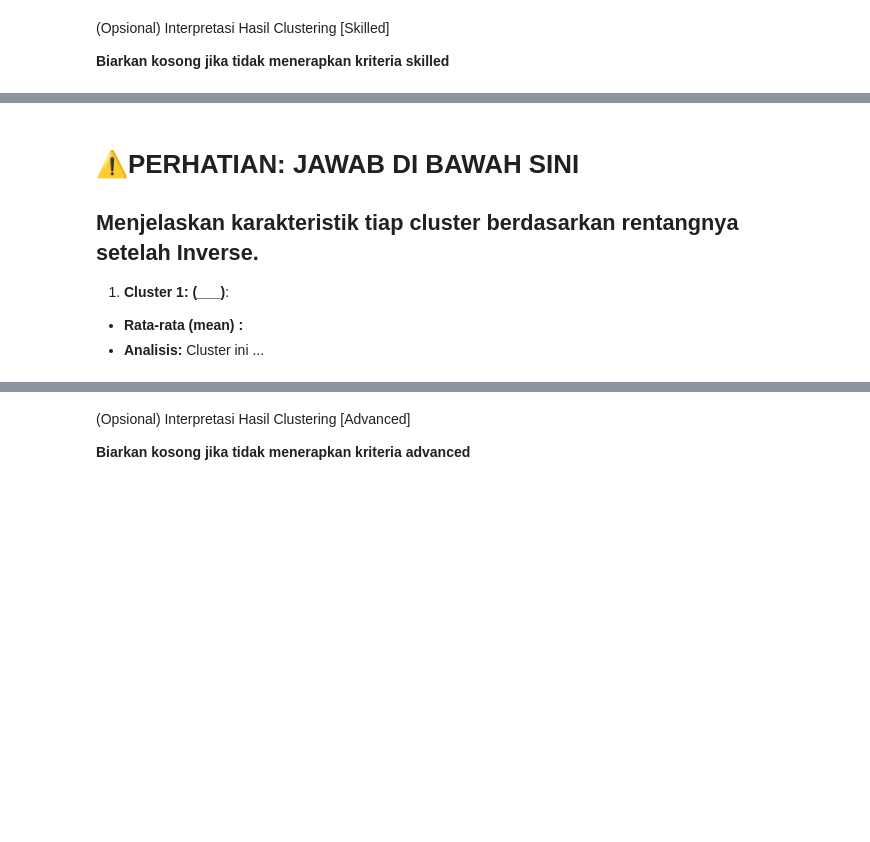
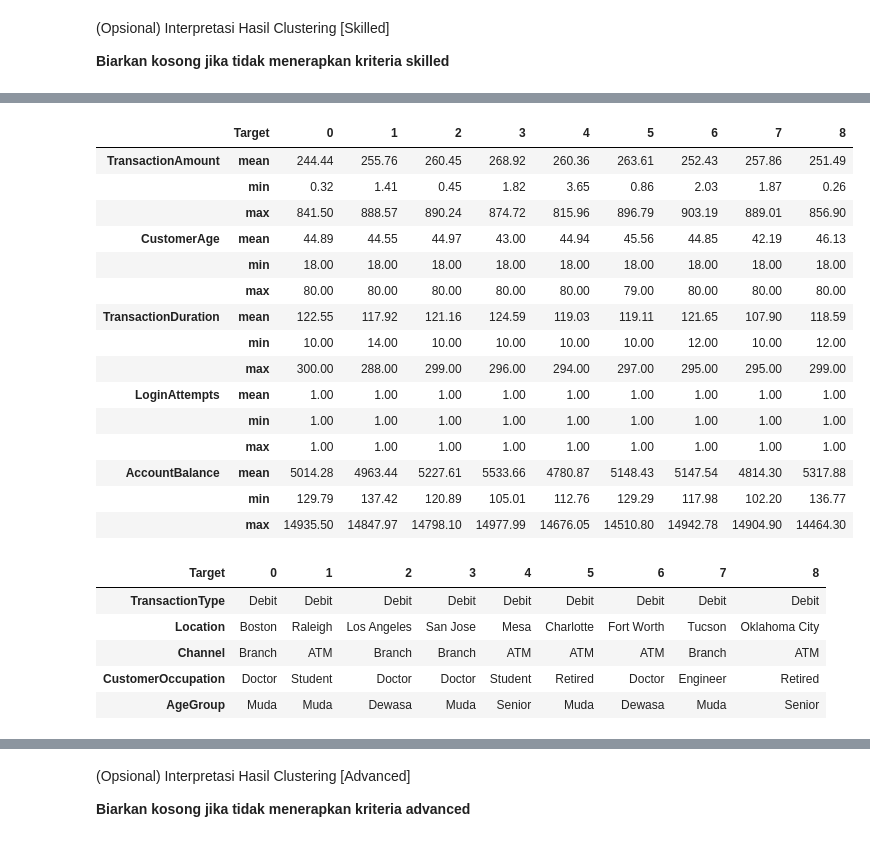
Before and after one commit to aidilbaihaqi/my-datasets-ml-projects, a Jupyter notebook: bank-fraud-detection/[Clustering]_Submission_Akhir_BMLP_Aidil_Baihaqi.ipynb, the cells around one changed output, grey strips where cells are left out. Cells and saved outputs as stored; diff of their text form; code cells hidden in the pictures; blank space fills up the shorter version.

```diff
--- a/bank-fraud-detection/[Clustering]_Submission_Akhir_BMLP_Aidil_Baihaqi.ipynb
+++ b/bank-fraud-detection/[Clustering]_Submission_Akhir_BMLP_Aidil_Baihaqi.ipynb
@@ -791,9 +871,9 @@ display(________)
 
 ### MULAI CODE ###
 
-df_used.________(________={"Cluster": "Target"}, ________=True)
+df_used.rename(columns={"Cluster": "Target"}, inplace=True)
 
 # Tampilkan 5 baris pertama untuk memverifikasi
-df_used.________()
+df_used.head()
 
 ### SELESAI CODE ###
@@ -817,9 +904,9 @@ df_inverse = df_used.copy()
 ### MULAI CODE ###
 
 # Gunakan 'scaler' untuk mengembalikan 'numerical_cols' ke nilai aslinya.
-df_inverse[numerical_cols] = scaler.________(df_inverse[numerical_cols])
+df_inverse[numerical_cols] = scaler.inverse_transform(df_inverse[numerical_cols])
 
 # Tampilkan 5 baris pertama untuk memverifikasi hasilnya
-df_inverse.________()
+df_inverse.head()
 
 ### SELESAI CODE ###
@@ -830,12 +924,12 @@ df_inverse.________()
 
 for column in categorical_cols:
     # Ambil encoder yang tepat untuk 'column' dari dictionary 'encoders'
-    encoder = ________[________]
+    encoder = encoders[column]
 
     # Gunakan scaler untuk mengembalikan (inverse) kolom tersebut
-    df_inverse[column] = encoder.________(df_inverse[column].astype(int))
+    df_inverse[column] = encoder.inverse_transform(df_inverse[column].astype(int))
 
 # Tampilkan 5 baris pertama untuk memverifikasi hasilnya
-df_inverse.________()
+df_inverse.head()
 
 ### SELESEI CODE ###
@@ -842,25 +943,42 @@ df_inverse.________()
 # %%
 # Lakukan analisis deskriptif minimal mean, min dan max untuk fitur numerik dan mode untuk kategorikal seperti pada basic tetapi menggunakan data yang sudah diinverse.
 # pastikan output menghasilkan agregasi dan groupby bersamaan dengan mean, min, dan max kembali setelah melakukan inverse.
 
 ### MULAI CODE ###
 
 # Kelompokkan (groupby) 'df_inverse' berdasarkan 'Target' dan hitung agregasi untuk 'numerical_cols'.
-agg_summary_num = df_inverse.________('Target')[numerical_cols].________(['mean', 'min', 'max']).round(2).T
+agg_summary_num = df_inverse.groupby('Target')[numerical_cols].agg(['mean', 'min', 'max']).round(2).T
 
 # Kelompokkan (groupby) 'df_inverse' berdasarkan 'Target' dan hitung agregasi untuk 'categorical_cols'.
 #   - Hitung agregasi (agg) 'mode' (nilai yang paling sering muncul).
 #   - (Kita gunakan 'lambda x: x.mode()[0]' untuk mengambil nilai mode pertama)
-agg_summary_cat = df_inverse.________('Target')[categorical_cols].________(lambda x: x.mode()[0]).round(2).T
+agg_summary_cat = df_inverse.groupby('Target')[categorical_cols].agg(lambda x: x.mode()[0]).round(2).T
 
 ### SELESAI CODE ###
 
 # Tampilkan kedua hasil ringkasan
 display(agg_summary_num)
 display(agg_summary_cat)
+# %% [output]
+|  | Target | 0 | 1 | 2 | 3 | 4 | 5 | 6 | 7 | 8 |
+| TransactionAmount | mean | 244.44 | 255.76 | 260.45 | 268.92 | 260.36 | 263.61 | 252.43 | 257.86 | 251.49 |
+|  | min | 0.32 | 1.41 | 0.45 | 1.82 | 3.65 | 0.86 | 2.03 | 1.87 | 0.26 |
+|  | max | 841.50 | 888.57 | 890.24 | 874.72 | 815.96 | 896.79 | 903.19 | 889.01 | 856.90 |
+| CustomerAge | mean | 44.89 | 44.55 | 44.97 | 43.00 | 44.94 | 45.56 | 44.85 | 42.19 | 46.13 |
+|  | min | 18.00 | 18.00 | 18.00 | 18.00 | 18.00 | 18.00 | 18.00 | 18.00 | 18.00 |
+|  | max | 80.00 | 80.00 | 80.00 | 80.00 | 80.00 | 79.00 | 80.00 | 80.00 | 80.00 |
+| TransactionDuration | mean | 122.55 | 117.92 | 121.16 | 124.59 | 119.03 | 119.11 | 121.65 | 107.90 | 118.59 |
+|  | min | 10.00 | 14.00 | 10.00 | 10.00 | 10.00 | 10.00 | 12.00 | 10.00 | 12.00 |
+|  | max | 300.00 | 288.00 | 299.00 | 296.00 | 294.00 | 297.00 | 295.00 | 295.00 | 299.00 |
+| LoginAttempts | mean | 1.00 | 1.00 | 1.00 | 1.00 | 1.00 | 1.00 | 1.00 | 1.00 | 1.00 |
+|  | min | 1.00 | 1.00 | 1.00 | 1.00 | 1.00 | 1.00 | 1.00 | 1.00 | 1.00 |
+|  | max | 1.00 | 1.00 | 1.00 | 1.00 | 1.00 | 1.00 | 1.00 | 1.00 | 1.00 |
+| AccountBalance | mean | 5014.28 | 4963.44 | 5227.61 | 5533.66 | 4780.87 | 5148.43 | 5147.54 | 4814.30 | 5317.88 |
+|  | min | 129.79 | 137.42 | 120.89 | 105.01 | 112.76 | 129.29 | 117.98 | 102.20 | 136.77 |
+|  | max | 14935.50 | 14847.97 | 14798.10 | 14977.99 | 14676.05 | 14510.80 | 14942.78 | 14904.90 | 14464.30 |
+| Target | 0 | 1 | 2 | 3 | 4 | 5 | 6 | 7 | 8 |
+| TransactionType | Debit | Debit | Debit | Debit | Debit | Debit | Debit | Debit | Debit |
+| Location | Boston | Raleigh | Los Angeles | San Jose | Mesa | Charlotte | Fort Worth | Tucson | Oklahoma City |
+| Channel | Branch | ATM | Branch | Branch | ATM | ATM | ATM | Branch | ATM |
+| CustomerOccupation | Doctor | Student | Doctor | Doctor | Student | Retired | Doctor | Engineer | Retired |
+| AgeGroup | Muda | Muda | Dewasa | Muda | Senior | Muda | Dewasa | Muda | Senior |
-# %% [markdown]
-# **⚠️PERHATIAN: JAWAB DI BAWAH SINI**
-## Menjelaskan karakteristik tiap cluster berdasarkan rentangnya setelah **Inverse**.
-1. **Cluster 1: (___)**:
-  - **Rata-rata (mean) <Fitur>:** <Sebelum inverse> <Setelah inverse>
-  - **Analisis:** Cluster ini ...
```
Also changed, not shown: parts of 21 cells of this notebook, 7 other files.
